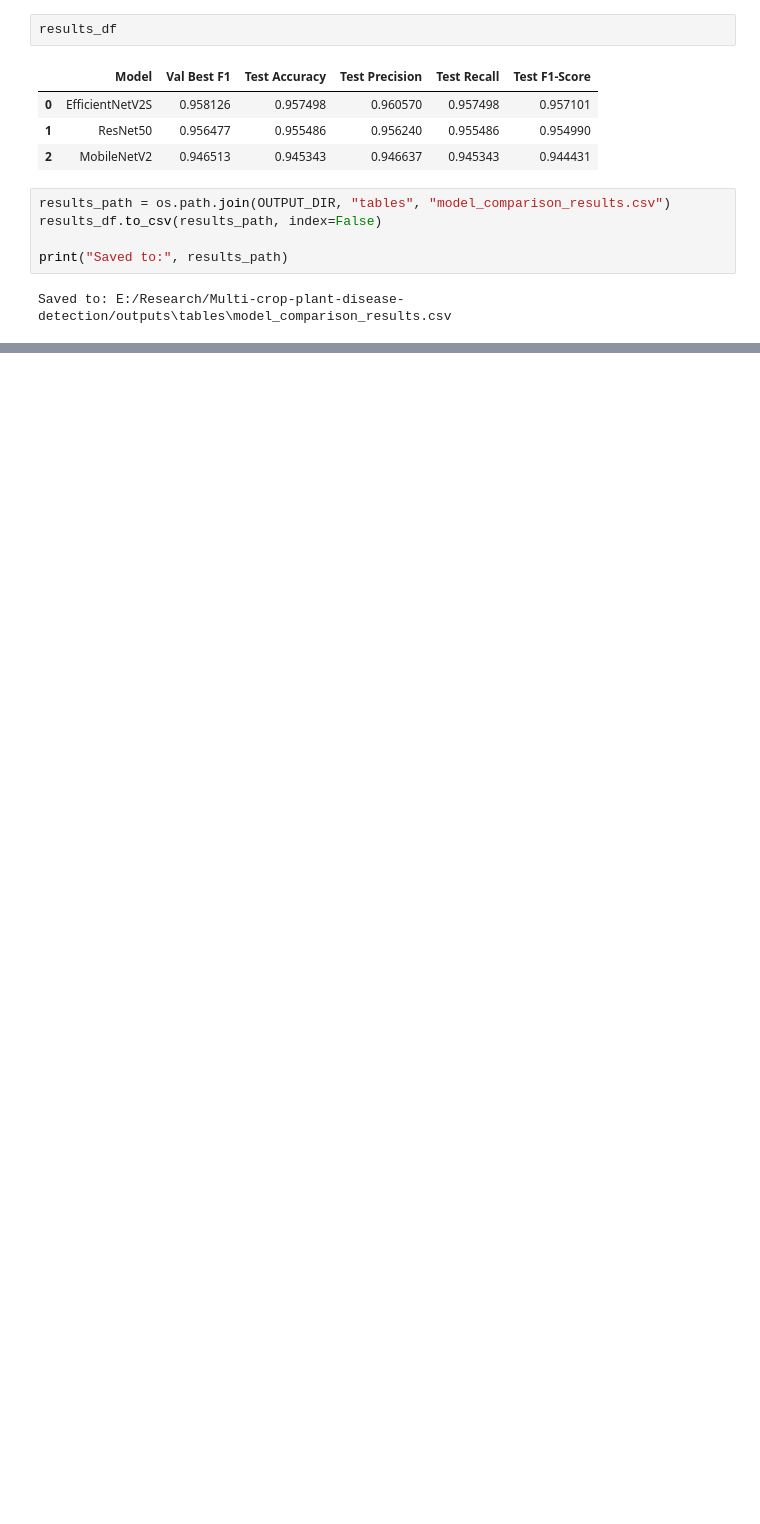
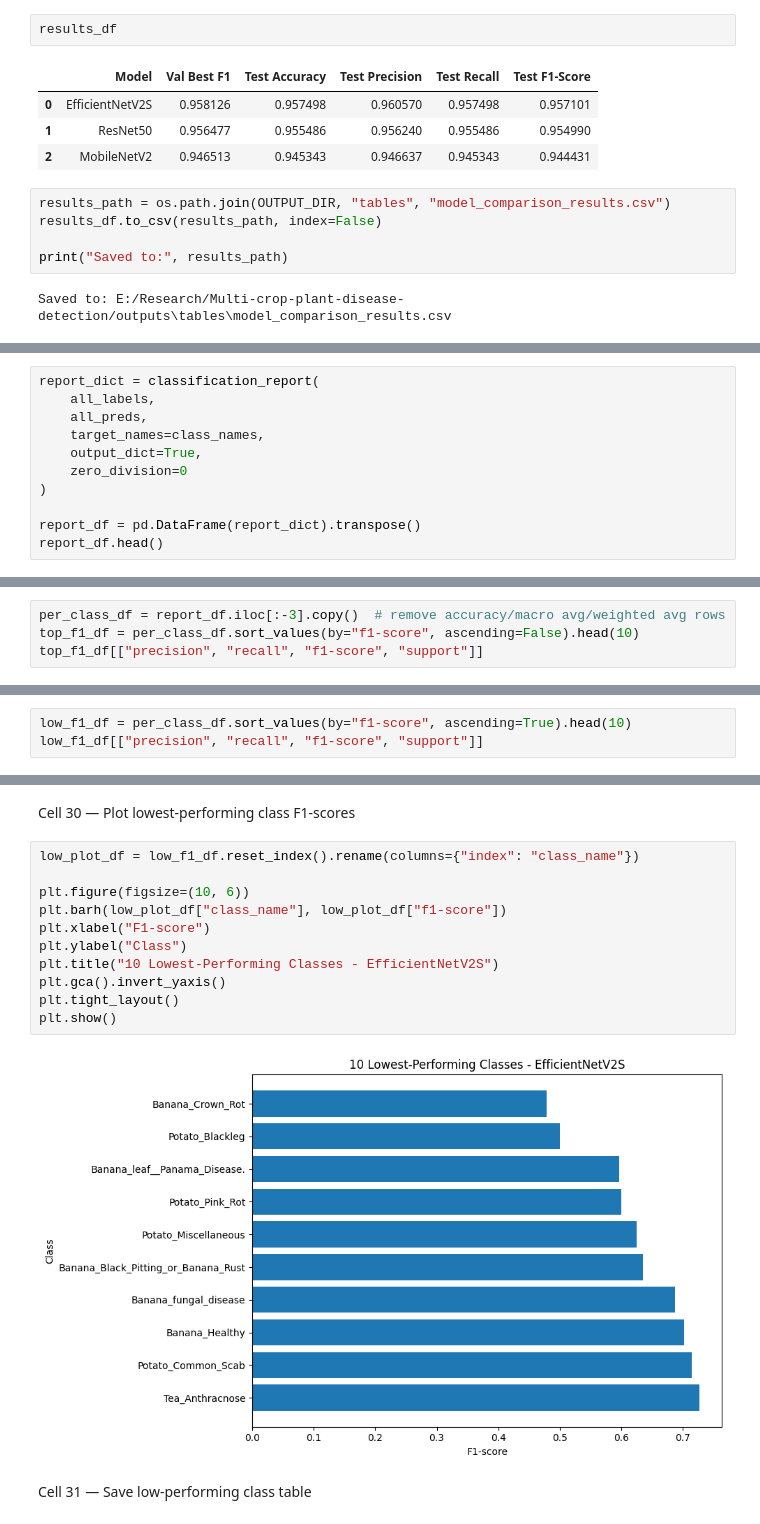
Before and after one commit to Salman5371/Multi-crop-plant-disease-detection, a Jupyter notebook: Notebooks/03_model_comparison.ipynb, the cells around one changed output, grey strips where cells are left out. Drawn from its saved outputs; the diff is of its cells as text; blank space fills up the shorter version.

```diff
--- a/Notebooks/03_model_comparison.ipynb
+++ b/Notebooks/03_model_comparison.ipynb
@@ -476,0 +520,11 @@ Saved to: E:/Research/Multi-crop-plant-disease-detection/outputs\tables\model_co
+# %%
+report_dict = classification_report(
+    all_labels,
+    all_preds,
+    target_names=class_names,
+    output_dict=True,
+    zero_division=0
+)
+
+report_df = pd.DataFrame(report_dict).transpose()
+report_df.head()
@@ -476,0 +604,4 @@ Saved to: E:/Research/Multi-crop-plant-disease-detection/outputs\tables\model_co
+# %%
+per_class_df = report_df.iloc[:-3].copy()  # remove accuracy/macro avg/weighted avg rows
+top_f1_df = per_class_df.sort_values(by="f1-score", ascending=False).head(10)
+top_f1_df[["precision", "recall", "f1-score", "support"]]
@@ -476,0 +622,3 @@ Saved to: E:/Research/Multi-crop-plant-disease-detection/outputs\tables\model_co
+# %%
+low_f1_df = per_class_df.sort_values(by="f1-score", ascending=True).head(10)
+low_f1_df[["precision", "recall", "f1-score", "support"]]
@@ -476,0 +637,17 @@ Saved to: E:/Research/Multi-crop-plant-disease-detection/outputs\tables\model_co
+# %% [markdown]
+Cell 30 — Plot lowest-performing class F1-scores
+# %%
+low_plot_df = low_f1_df.reset_index().rename(columns={"index": "class_name"})
+
+plt.figure(figsize=(10, 6))
+plt.barh(low_plot_df["class_name"], low_plot_df["f1-score"])
+plt.xlabel("F1-score")
+plt.ylabel("Class")
+plt.title("10 Lowest-Performing Classes - EfficientNetV2S")
+plt.gca().invert_yaxis()
+plt.tight_layout()
+plt.show()
+# %% [output]
+[figure, added]
+# %% [markdown]
+Cell 31 — Save low-performing class table
```
Also changed, not shown: parts of 24 cells of this notebook, 1 other file.
